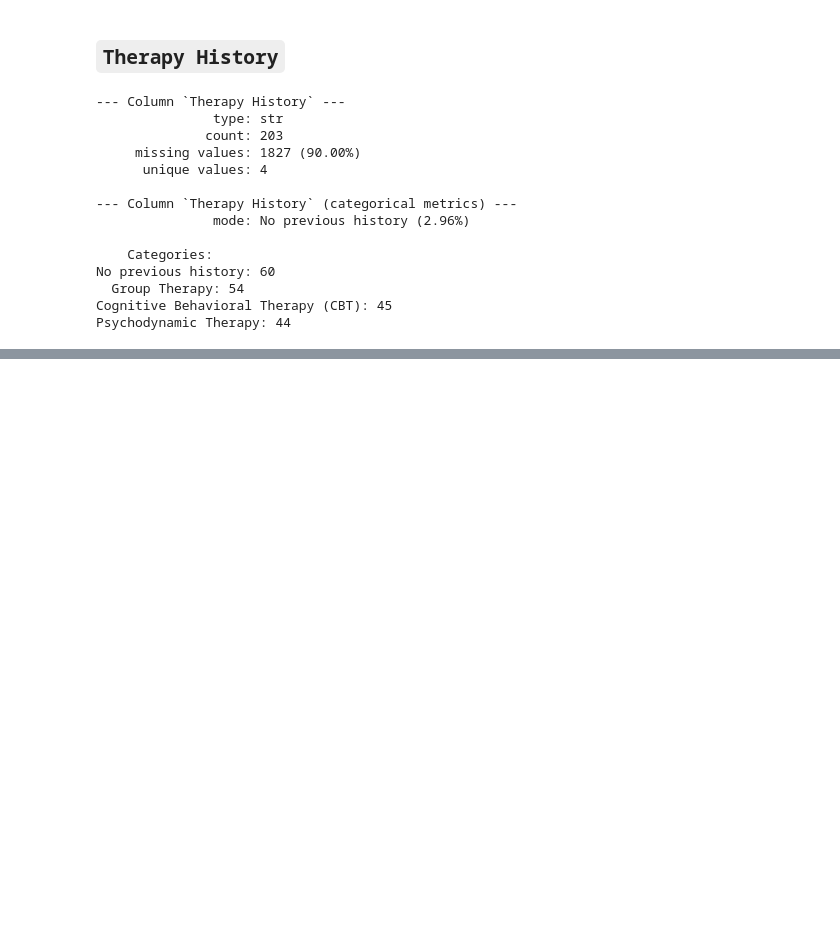
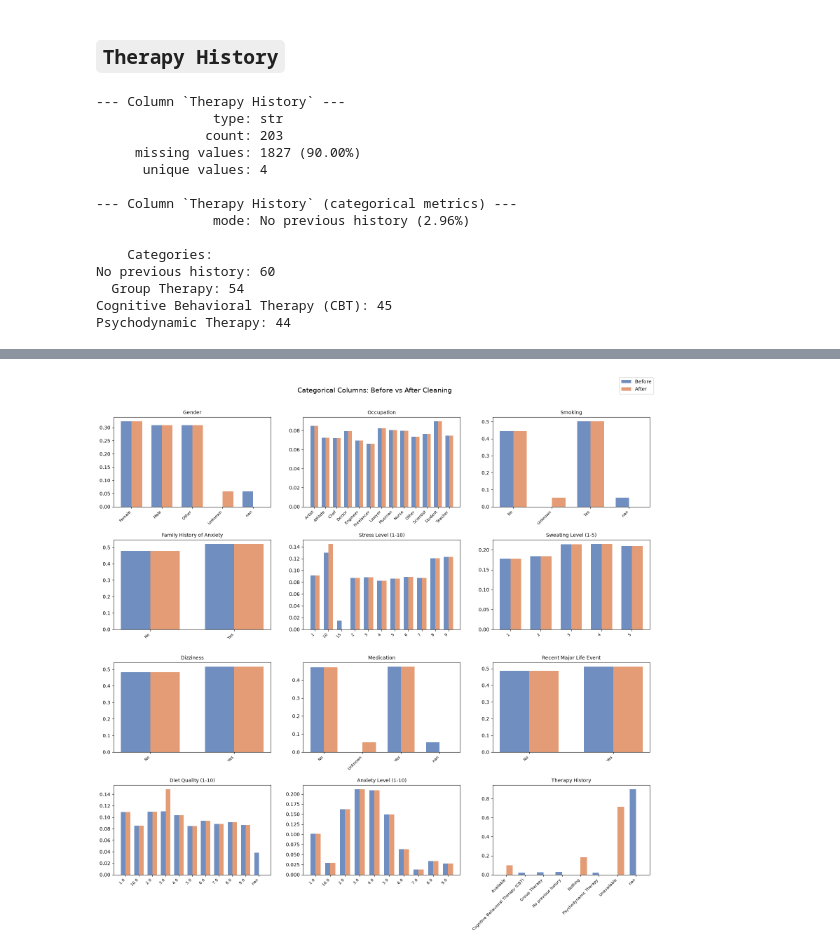
Before and after one commit to iman-arbab/social-anxiety, a Jupyter notebook: 01-PRE_PROCESS/pre_process.ipynb, the cells around one changed output, grey strips where cells are left out. Drawn from its saved outputs; the diff is of its cells as text; code cells hidden in the pictures; blank space fills up the shorter version.

```diff
--- a/01-PRE_PROCESS/pre_process.ipynb
+++ b/01-PRE_PROCESS/pre_process.ipynb
@@ -825,0 +1120,34 @@ memory usage: 348.4 KB
+# %%
+plotted_categorical_columns = [c for c in categorical_columns if c in df.columns]
+
+fig, axes = plt.subplots(4, 3, figsize=(16, 16))
+axes = axes.flatten()
+
+for ax, column in zip(axes, plotted_categorical_columns):
+    before_counts = df_raw[column].value_counts(normalize=True, dropna=False)
+    after_counts = df[column].value_counts(normalize=True, dropna=False)
+
+    categories = sorted(set(before_counts.index) | set(after_counts.index), key=str)
+    x = range(len(categories))
+    width = 0.35
+
+    before_values = [before_counts.get(c, 0) for c in categories]
+    after_values = [after_counts.get(c, 0) for c in categories]
+
+    ax.bar([i - width / 2 for i in x], before_values, width, label="Before", color=before_color, alpha=0.8)
+    ax.bar([i + width / 2 for i in x], after_values, width, label="After", color=after_color, alpha=0.8)
+
+    ax.set_xticks(list(x))
+    ax.set_xticklabels([str(c) for c in categories], rotation=45, ha="right", fontsize=8)
+    ax.set_title(column, fontsize=10)
+
+for ax in axes[len(plotted_categorical_columns):]:
+    ax.axis("off")
+
+handles, labels = axes[0].get_legend_handles_labels()
+fig.legend(handles, labels, loc="upper right")
+fig.suptitle("Categorical Columns: Before vs After Cleaning", fontsize=14)
+fig.tight_layout(rect=[0, 0, 1, 0.97])
+plt.show()
+# %% [output]
+[figure, added]
```
Also changed, not shown: parts of 91 cells of this notebook, 1 other file.
